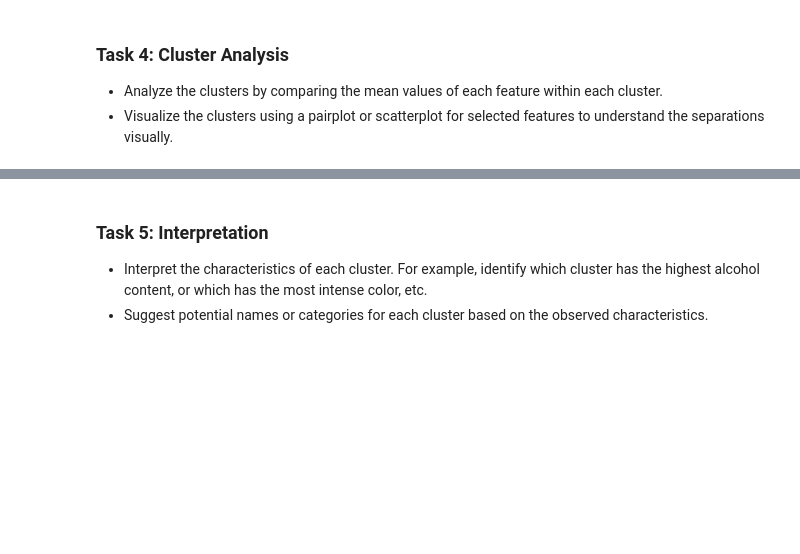
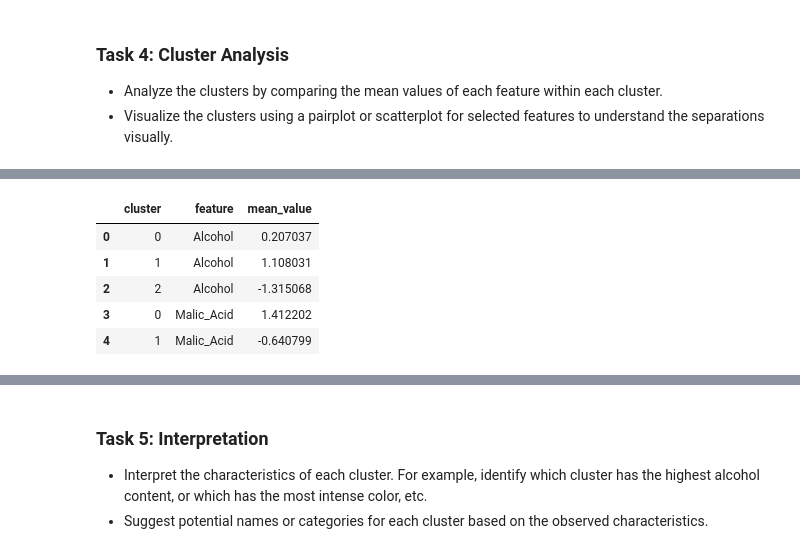
Before and after one commit to mohammadkhorshed/DS-ML-Assignments, a Jupyter notebook: assignment_07.ipynb, the cells around one changed output, grey strips where cells are left out. Cells and saved outputs as stored; diff of their text form; code cells hidden in the pictures; blank space fills up the shorter version.

```diff
--- a/assignment_07.ipynb
+++ b/assignment_07.ipynb
@@ -241,0 +291,12 @@ X.head()
+# %%
+cluster_profile_scaled_df = pd.DataFrame(cluster_profile_scaled, columns=cluster_profile.columns, index=cluster_profile.index)
+cluster_profile_sclaed_melted = cluster_profile_scaled_df.reset_index()
+cluster_profile_sclaed_melted = cluster_profile_sclaed_melted.melt(id_vars='cluster', var_name='feature', value_name='mean_value')
+cluster_profile_sclaed_melted.head()
+# %% [output]
+|  | cluster | feature | mean_value |
+| 0 | 0 | Alcohol | 0.207037 |
+| 1 | 1 | Alcohol | 1.108031 |
+| 2 | 2 | Alcohol | -1.315068 |
+| 3 | 0 | Malic_Acid | 1.412202 |
+| 4 | 1 | Malic_Acid | -0.640799 |
```
Also changed, not shown: parts of 14 cells of this notebook.
